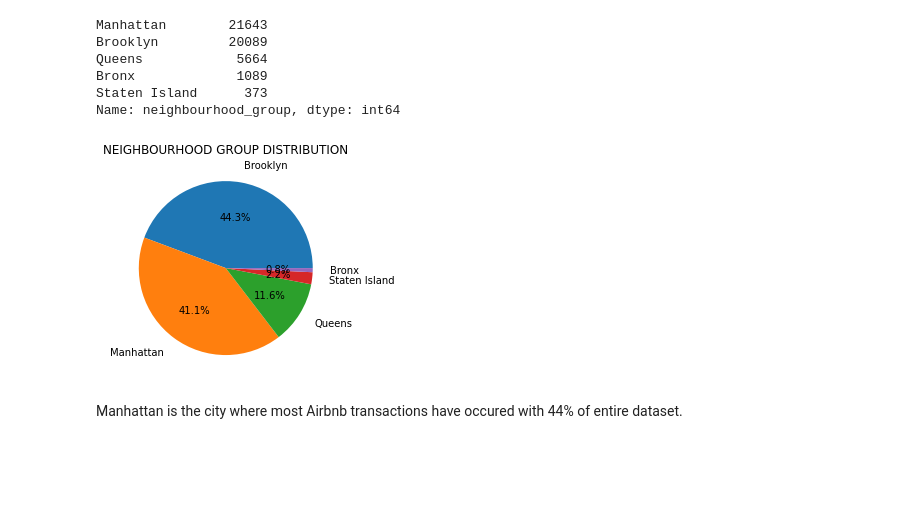
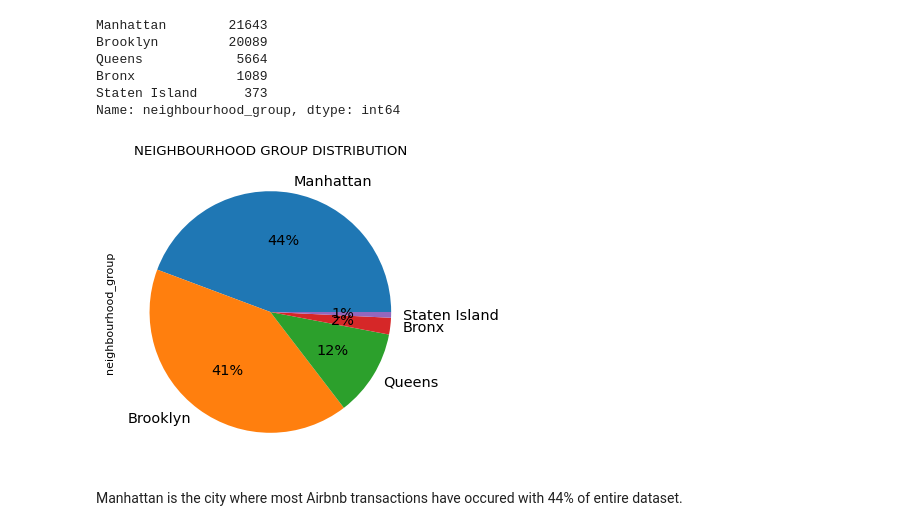
Before and after one commit to ParthSharma1197/EDA-CAPSTONE-AIRBNB, a Jupyter notebook: PARTH_SHARMA_Airbnb_Bookings_Analysis_Capstone_Project.ipynb, the cells around one changed output. Drawn from its saved outputs; the diff is of its cells as text; code cells hidden in the pictures; blank space fills up the shorter version.

```diff
--- a/PARTH_SHARMA_Airbnb_Bookings_Analysis_Capstone_Project.ipynb
+++ b/PARTH_SHARMA_Airbnb_Bookings_Analysis_Capstone_Project.ipynb
@@ -265,13 +265,13 @@ Staten Island      373
 Name: neighbourhood_group, dtype: int64
 # %%
 # To see the distribution we choose pie plot
-plt.pie(neighbourhood_group_dist, labels=different_ngroups,labeldistance=1.2,
-        autopct='%.1f%%', shadow=False, startangle=0)
+fig = plt.figure(figsize=(5,5), dpi=80)
+neighbourhood_group_dist.plot(kind='pie',  autopct='%1.0f%%', startangle=360, fontsize=13)
 plt.title('NEIGHBOURHOOD GROUP DISTRIBUTION')
 plt.axis()
 plt.show()
 # %% [output]
-[figure, old version]
+[figure, new version]
 # %% [markdown]
 Manhattan is the city where most Airbnb transactions have occured with 44% of entire dataset.
 # %%
```
Also changed, not shown: parts of 12 cells of this notebook.
